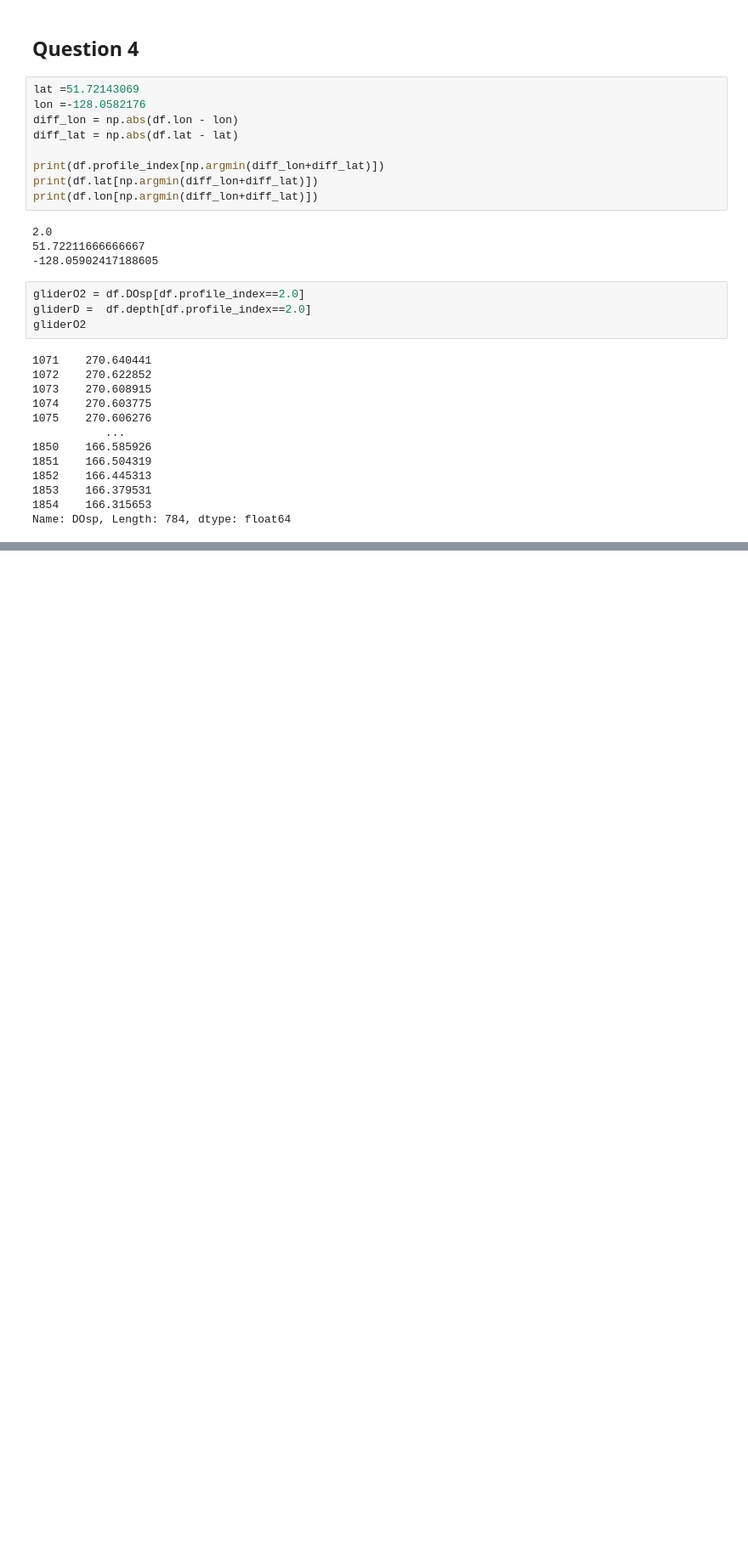
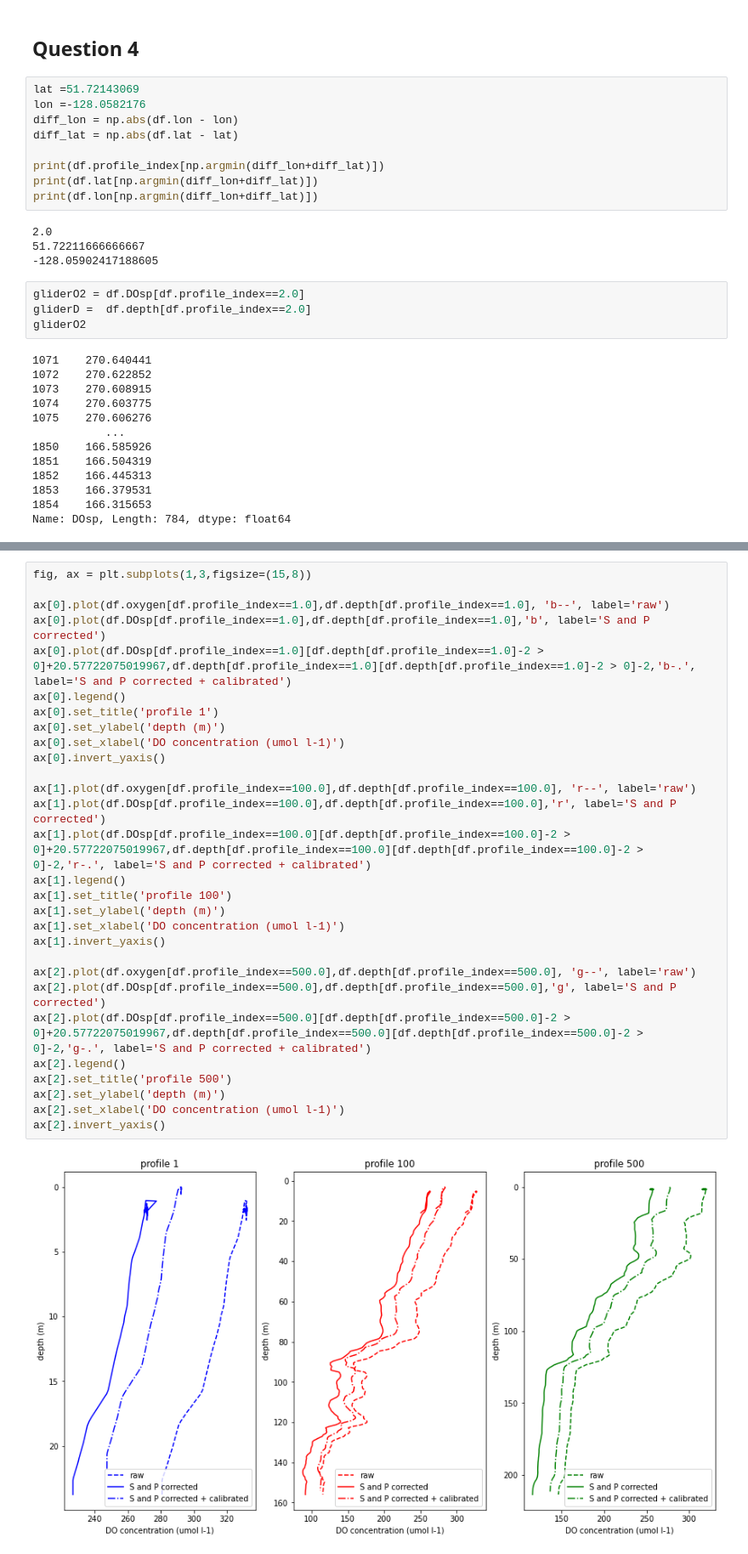
Before and after one commit to rbeutel/PRODIGY, a Jupyter notebook: assignment1.ipynb, the cells around one changed output, grey strips where cells are left out. Shown at 85% size. Drawn from its saved outputs; the diff is of its cells as text; blank space fills up the shorter version.

```diff
--- a/assignment1.ipynb
+++ b/assignment1.ipynb
@@ -238,0 +279,31 @@ ax.invert_yaxis()
+# %%
+fig, ax = plt.subplots(1,3,figsize=(15,8))
+
+ax[0].plot(df.oxygen[df.profile_index==1.0],df.depth[df.profile_index==1.0], 'b--', label='raw')
+ax[0].plot(df.DOsp[df.profile_index==1.0],df.depth[df.profile_index==1.0],'b', label='S and P corrected')
+ax[0].plot(df.DOsp[df.profile_index==1.0][df.depth[df.profile_index==1.0]-2 > 0]+20.57722075019967,df.depth[df.profile_index==1.0][df.depth[df.profile_index==1.0]-2 > 0]-2,'b-.', label='S and P corrected + calibrated')
+ax[0].legend()
+ax[0].set_title('profile 1')
+ax[0].set_ylabel('depth (m)')
+ax[0].set_xlabel('DO concentration (umol l-1)')
+ax[0].invert_yaxis()
+
+ax[1].plot(df.oxygen[df.profile_index==100.0],df.depth[df.profile_index==100.0], 'r--', label='raw')
+ax[1].plot(df.DOsp[df.profile_index==100.0],df.depth[df.profile_index==100.0],'r', label='S and P corrected')
+ax[1].plot(df.DOsp[df.profile_index==100.0][df.depth[df.profile_index==100.0]-2 > 0]+20.57722075019967,df.depth[df.profile_index==100.0][df.depth[df.profile_index==100.0]-2 > 0]-2,'r-.', label='S and P corrected + calibrated')
+ax[1].legend()
+ax[1].set_title('profile 100')
+ax[1].set_ylabel('depth (m)')
+ax[1].set_xlabel('DO concentration (umol l-1)')
+ax[1].invert_yaxis()
+
+ax[2].plot(df.oxygen[df.profile_index==500.0],df.depth[df.profile_index==500.0], 'g--', label='raw')
+ax[2].plot(df.DOsp[df.profile_index==500.0],df.depth[df.profile_index==500.0],'g', label='S and P corrected')
+ax[2].plot(df.DOsp[df.profile_index==500.0][df.depth[df.profile_index==500.0]-2 > 0]+20.57722075019967,df.depth[df.profile_index==500.0][df.depth[df.profile_index==500.0]-2 > 0]-2,'g-.', label='S and P corrected + calibrated')
+ax[2].legend()
+ax[2].set_title('profile 500')
+ax[2].set_ylabel('depth (m)')
+ax[2].set_xlabel('DO concentration (umol l-1)')
+ax[2].invert_yaxis()
+# %% [output]
+[figure, added]
```
Also changed, not shown: parts of 10 cells of this notebook.
